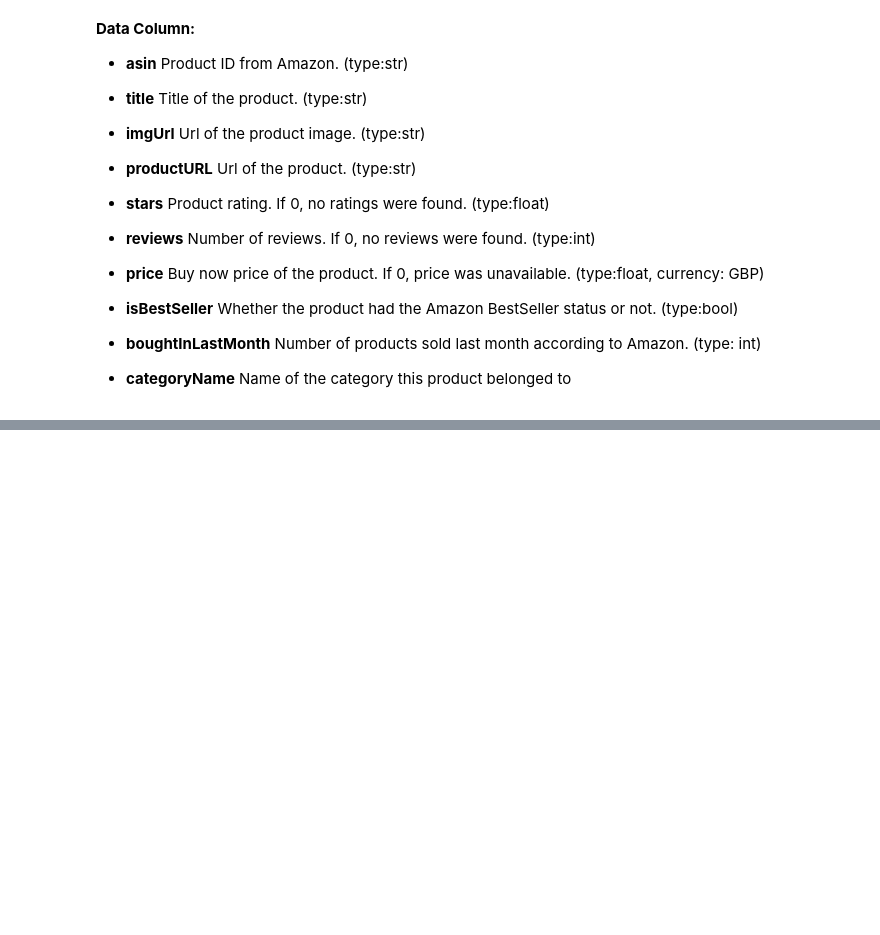
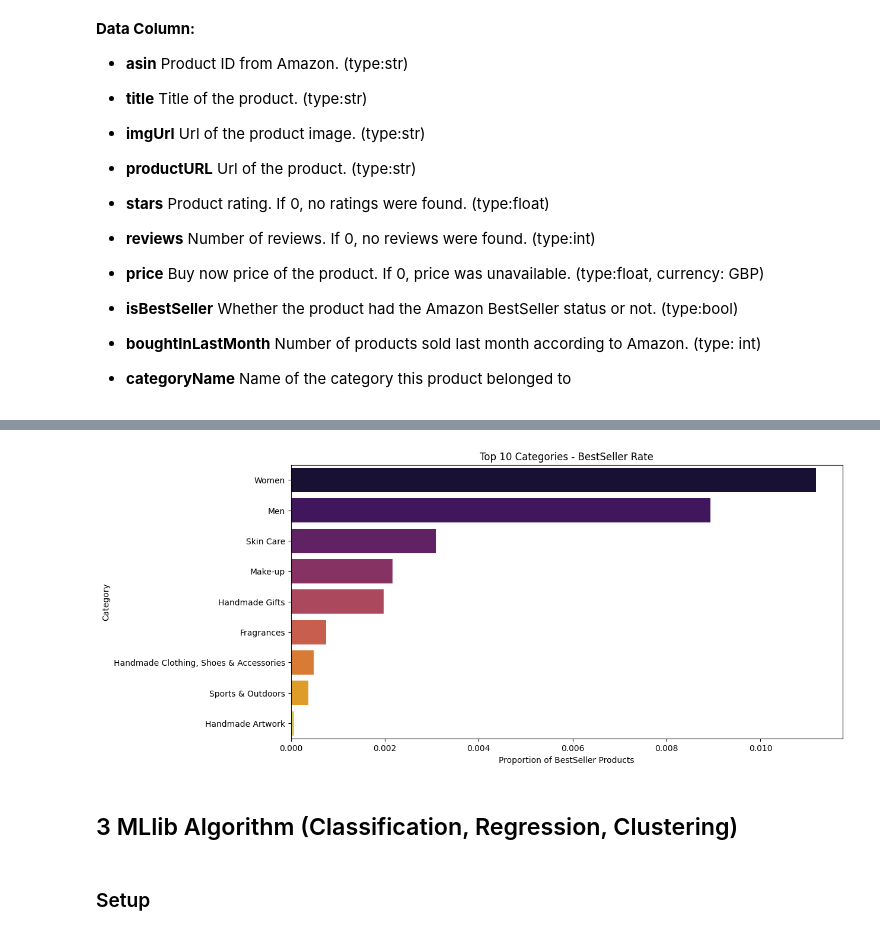
Before and after one commit to HazwanAdhikara/bigdata-pyspark, a Jupyter notebook: amazon.ipynb, the cells around one changed output, grey strips where cells are left out. Saved outputs shown, nothing was run; the diff lists cells and outputs as text; code cells hidden in the pictures; blank space fills up the shorter version.

Commit message:
code: final code, 3 MLlibs Algorithms done

```diff
--- a/amazon.ipynb
+++ b/amazon.ipynb
@@ -44,0 +262,14 @@ Name of the category this product belonged to
+# %%
+bestseller_rate = df_top10_pd.groupby("categoryName")["isBestSeller"].mean().sort_values(ascending=False)
+plt.figure(figsize=(12,6))
+sns.barplot(x=bestseller_rate.values, y=bestseller_rate.index, hue=bestseller_rate.index, palette="inferno")
+plt.title("Top 10 Categories - BestSeller Rate")
+plt.xlabel("Proportion of BestSeller Products")
+plt.ylabel("Category")
+plt.show()
+# %% [output]
+[figure, added]
+# %% [markdown]
+## 3 MLlib Algorithm (Classification, Regression, Clustering)
+# %% [markdown]
+### Setup
```
Also changed, not shown: parts of 40 cells of this notebook, 1 other file.
